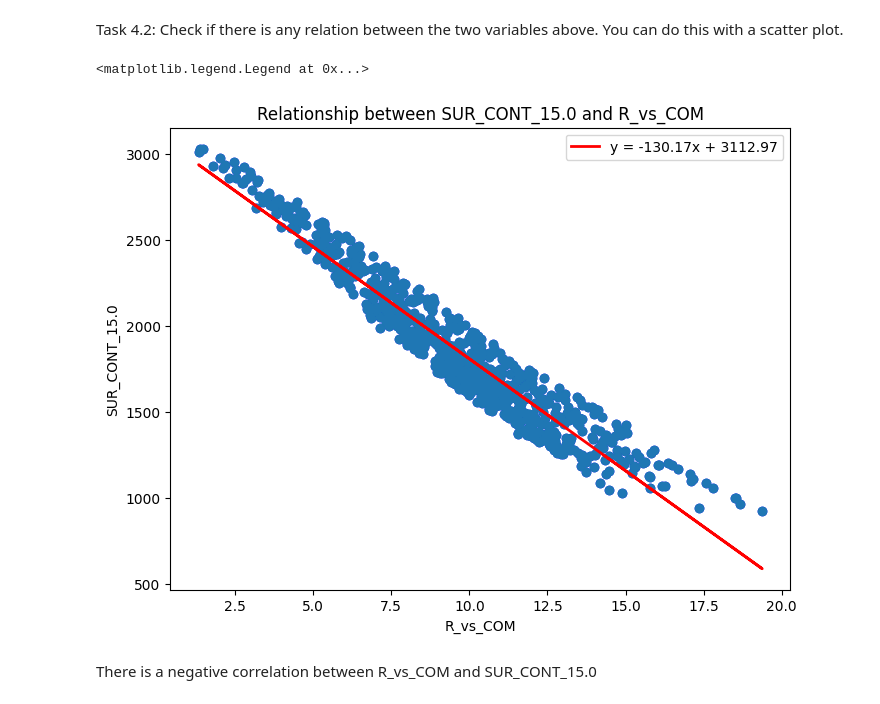
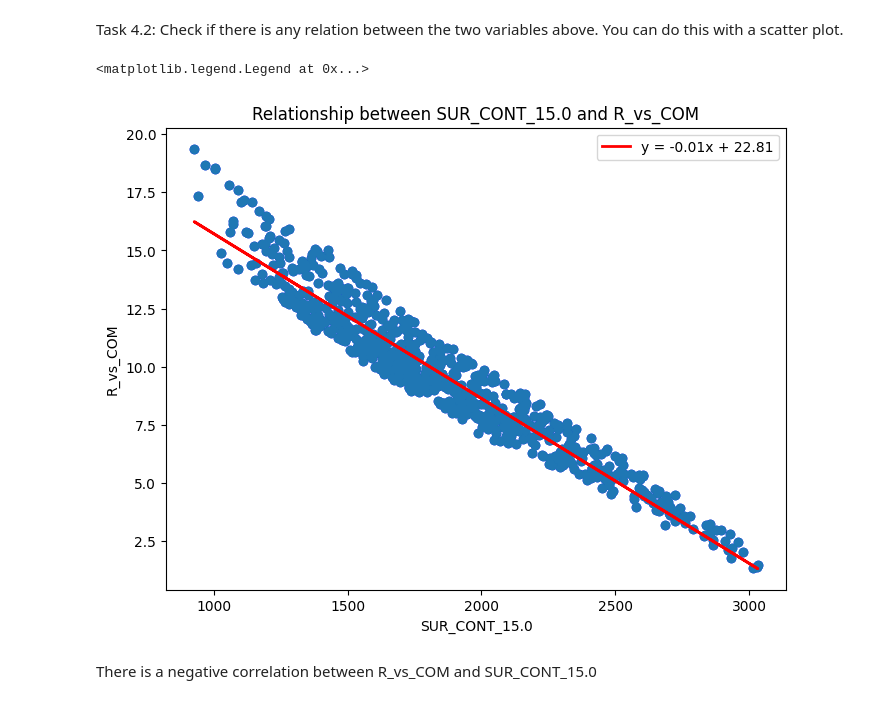
Before and after one commit to DavidShreve/PChem-Lab, a Jupyter notebook: Python_Worksheet.ipynb, the cells around one changed output. Cells and saved outputs as stored; diff of their text form; code cells hidden in the pictures.

```diff
--- a/Python_Worksheet.ipynb
+++ b/Python_Worksheet.ipynb
@@ -277,36 +277,36 @@ R_vs_COM: Mean = 9.63, Standard Deviation = 3.24
 # %% [markdown]
 Task 4.2: Check if there is any relation between the two variables above. You can do this with a scatter plot.
 # %%
-y = protein[['SUR_CONT_15.0']].values
-x = protein['R_vs_COM'].values.reshape(-1, 1)
+x = protein[['SUR_CONT_15.0']].values
+y = protein['R_vs_COM'].values.reshape(-1, 1)
 model = LinearRegression()
 model.fit(x, y)
 # Predictions for regression line
 y_pred = model.predict(x)
 
 # Plot scatter plot and regression line
 # Extract slope (m) and intercept (b)
 m = model.coef_[0][0]  # Slope
 b = model.intercept_[0]  # Intercept
 
 # Create figure
 plt.figure(figsize=(8, 6))
 
 # Scatter plot for actual data
 plt.scatter(x, y, color='blue')
 
 # Plot regression line with equation in legend
 equation_text = f"y = {m:.2f}x + {b:.2f}"  # Format regression equation
 plt.plot(x, y_pred, color='red', linewidth=2, label=equation_text)
 
-plt.xlabel('R_vs_COM')
-plt.ylabel('SUR_CONT_15.0')
+plt.xlabel('SUR_CONT_15.0')
+plt.ylabel('R_vs_COM')
 plt.title('Relationship between SUR_CONT_15.0 and R_vs_COM')
 plt.scatter(x, y)
 plt.legend()
 # %% [output]
 <matplotlib.legend.Legend at 0x...>
-[figure, old version]
+[figure, new version]
 # %% [markdown]
 There is a negative correlation between R_vs_COM and SUR_CONT_15.0
 # %% [markdown]
```
Also changed, not shown: parts of 2 cells of this notebook.
